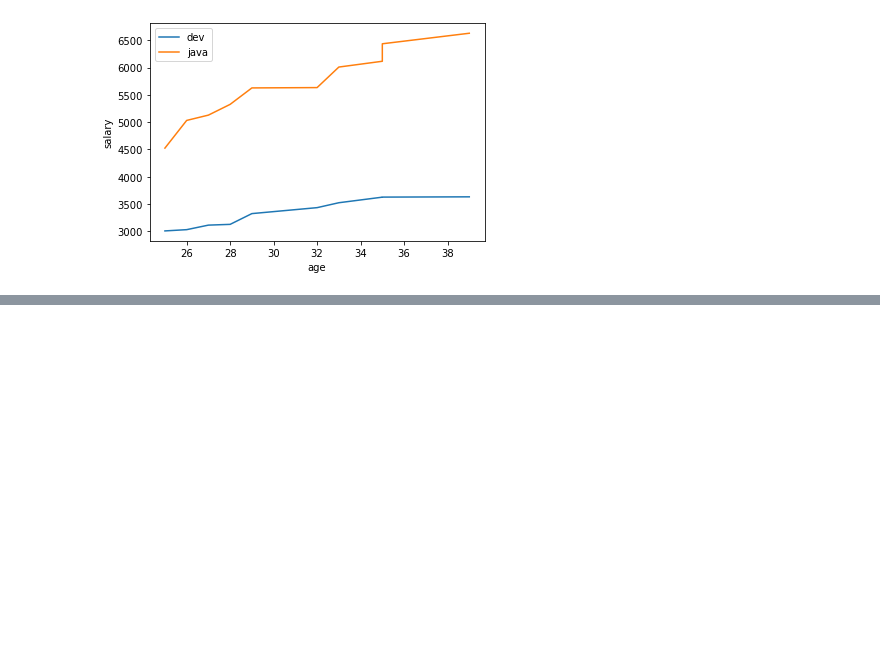
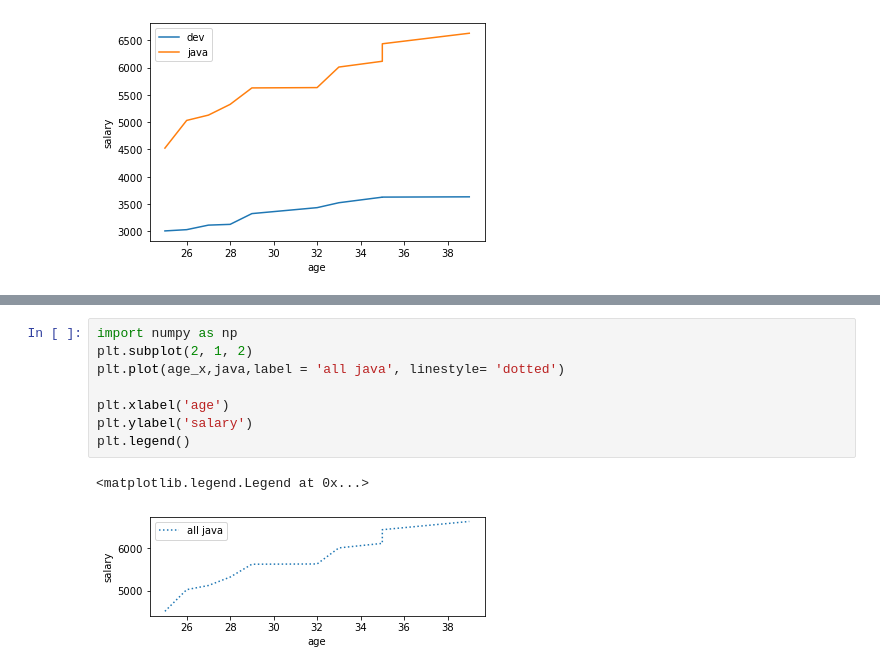
Before and after one commit to KULDEEPSINGHSA/http-localhost-8888-notebooks-Downloads-assign.ipynb, a Jupyter notebook: assign4.ipynb, the cells around one changed output, grey strips where cells are left out. Cells and saved outputs as stored; diff of their text form; blank space fills up the shorter version.

```diff
--- a/assign4.ipynb
+++ b/assign4.ipynb
@@ -45,0 +73,11 @@ plt.legend()
+# %%
+import numpy as np
+plt.subplot(2, 1, 2)
+plt.plot(age_x,java,label = 'all java', linestyle= 'dotted')
+
+plt.xlabel('age')
+plt.ylabel('salary')
+plt.legend()
+# %% [output]
+<matplotlib.legend.Legend at 0x...>
+[figure, added]
```
Also changed, not shown: parts of 6 cells of this notebook.
